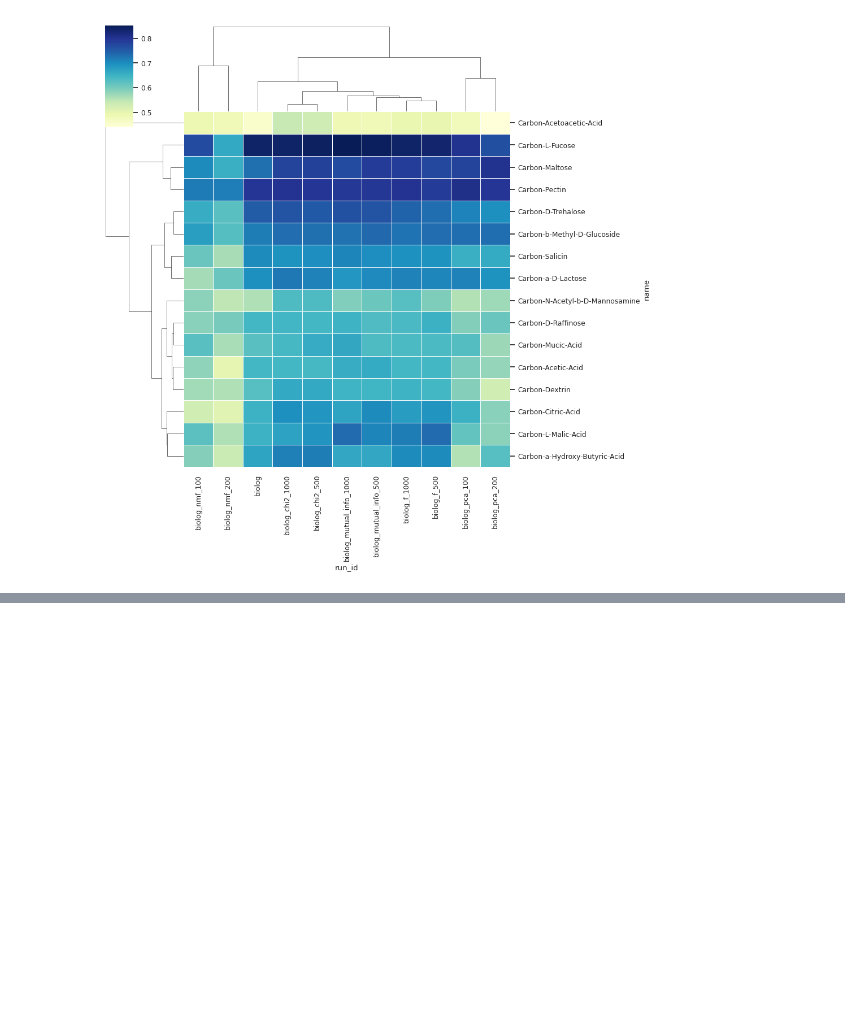
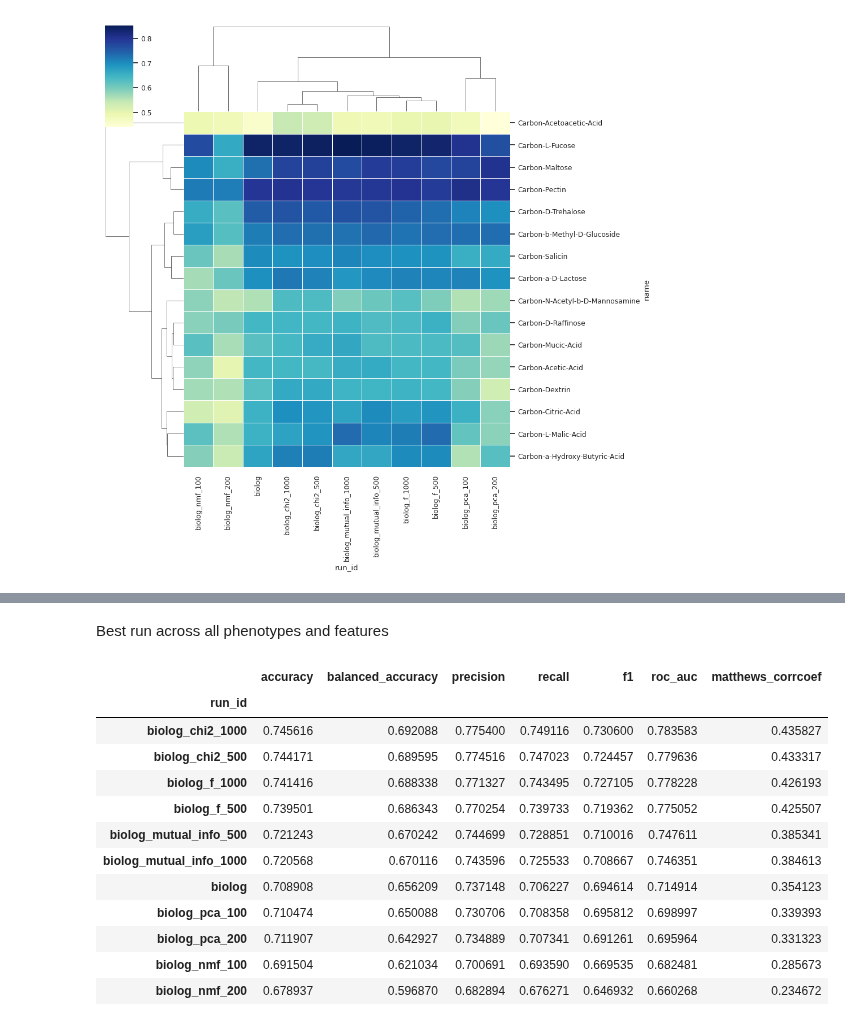
Before and after one commit to kbasecollaborations/trait-prediction, a Jupyter notebook: notebooks/biolog/aggregate_cv_results.ipynb, the cells around one changed output, grey strips where cells are left out. Drawn from its saved outputs; the diff is of its cells as text; code cells hidden in the pictures; blank space fills up the shorter version.

```diff
--- a/notebooks/biolog/aggregate_cv_results.ipynb
+++ b/notebooks/biolog/aggregate_cv_results.ipynb
@@ -192,0 +242,18 @@ sns.clustermap(plot_data,  linewidths=.5, cmap="YlGnBu", yticklabels=1)
+# %% [markdown]
+Best run across all phenotypes and features
+# %%
+mean_scores_df.drop(["name", "feature"], axis=1).groupby(by="run_id").mean().sort_values(by="balanced_accuracy", ascending=False)
+# %% [output]
+|  | accuracy | balanced_accuracy | precision | recall | f1 | roc_auc | matthews_corrcoef |
+| run_id |  |  |  |  |  |  |  |
+| biolog_chi2_1000 | 0.745616 | 0.692088 | 0.775400 | 0.749116 | 0.730600 | 0.783583 | 0.435827 |
+| biolog_chi2_500 | 0.744171 | 0.689595 | 0.774516 | 0.747023 | 0.724457 | 0.779636 | 0.433317 |
+| biolog_f_1000 | 0.741416 | 0.688338 | 0.771327 | 0.743495 | 0.727105 | 0.778228 | 0.426193 |
+| biolog_f_500 | 0.739501 | 0.686343 | 0.770254 | 0.739733 | 0.719362 | 0.775052 | 0.425507 |
+| biolog_mutual_info_500 | 0.721243 | 0.670242 | 0.744699 | 0.728851 | 0.710016 | 0.747611 | 0.385341 |
+| biolog_mutual_info_1000 | 0.720568 | 0.670116 | 0.743596 | 0.725533 | 0.708667 | 0.746351 | 0.384613 |
+| biolog | 0.708908 | 0.656209 | 0.737148 | 0.706227 | 0.694614 | 0.714914 | 0.354123 |
+| biolog_pca_100 | 0.710474 | 0.650088 | 0.730706 | 0.708358 | 0.695812 | 0.698997 | 0.339393 |
+| biolog_pca_200 | 0.711907 | 0.642927 | 0.734889 | 0.707341 | 0.691261 | 0.695964 | 0.331323 |
+| biolog_nmf_100 | 0.691504 | 0.621034 | 0.700691 | 0.693590 | 0.669535 | 0.682481 | 0.285673 |
+| biolog_nmf_200 | 0.678937 | 0.596870 | 0.682894 | 0.676271 | 0.646932 | 0.660268 | 0.234672 |
```
Also changed, not shown: parts of 5 cells of this notebook.
